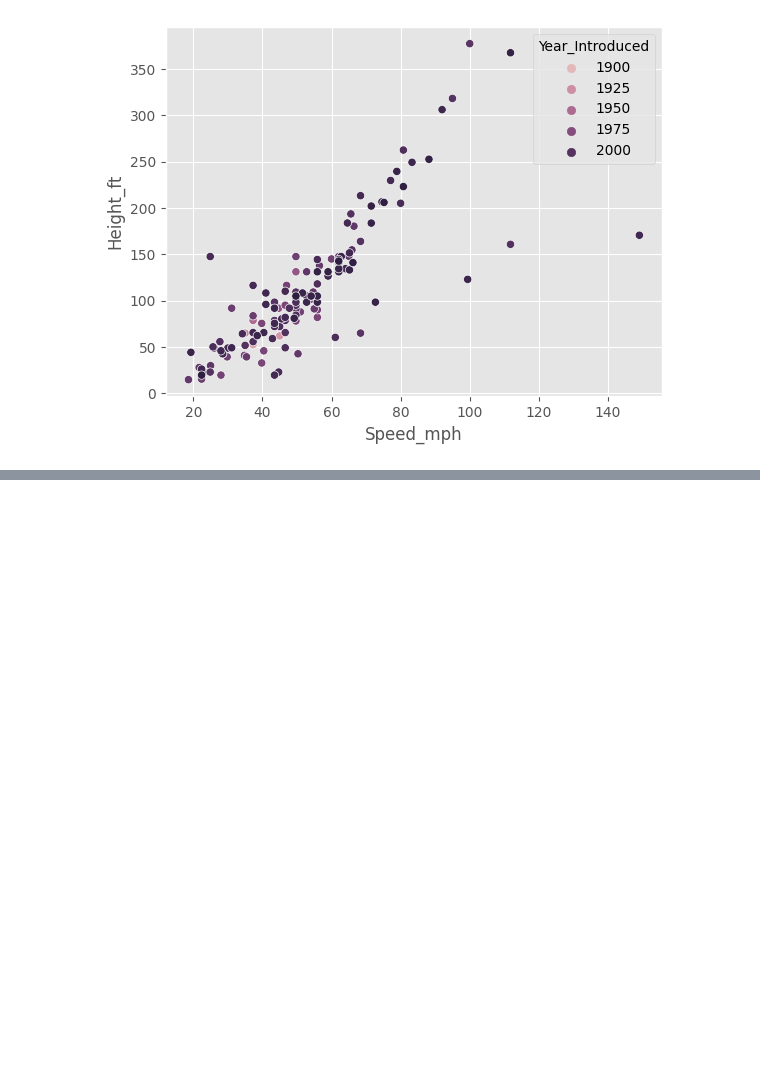
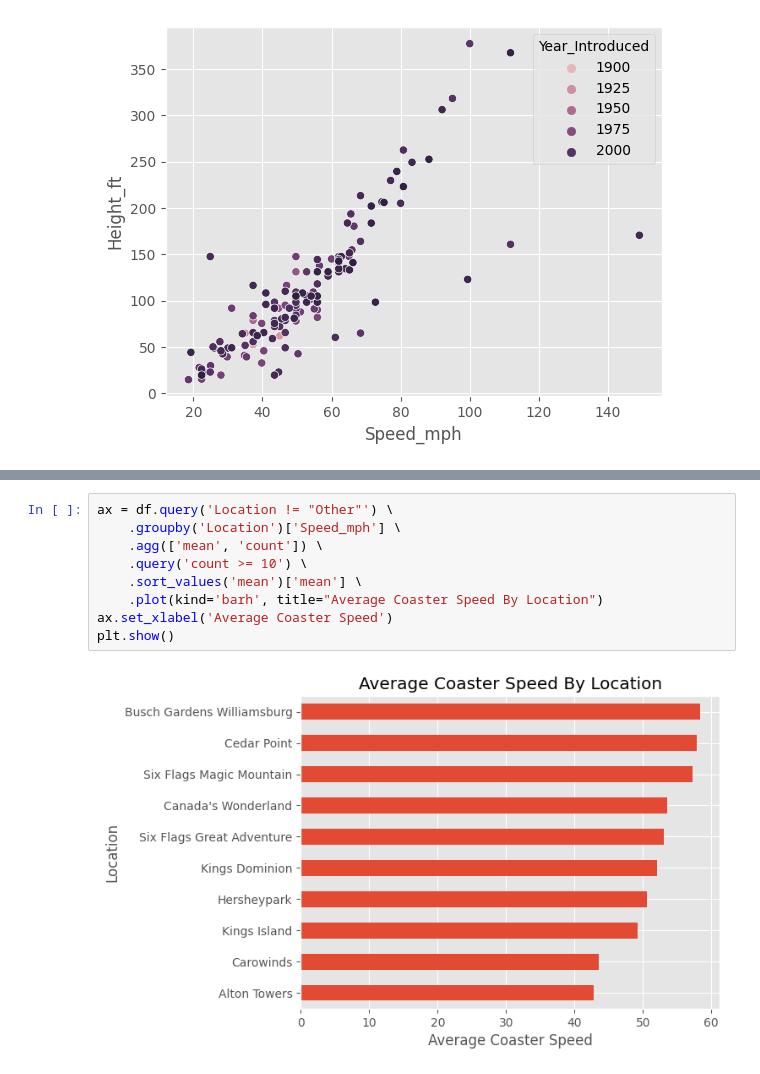
Before and after one commit to zach850/DataAnalystProjects, a Jupyter notebook: Python Projects/Rollercoaster_Data/ExploratoryDA.ipynb, the cells around one changed output, grey strips where cells are left out. Drawn from its saved outputs; the diff is of its cells as text; blank space fills up the shorter version.

```diff
--- a/Python Projects/Rollercoaster_Data/ExploratoryDA.ipynb
+++ b/Python Projects/Rollercoaster_Data/ExploratoryDA.ipynb
@@ -246,0 +305,11 @@ sns.scatterplot(x='Speed_mph',
+# %%
+ax = df.query('Location != "Other"') \
+    .groupby('Location')['Speed_mph'] \
+    .agg(['mean', 'count']) \
+    .query('count >= 10') \
+    .sort_values('mean')['mean'] \
+    .plot(kind='barh', title="Average Coaster Speed By Location")
+ax.set_xlabel('Average Coaster Speed')
+plt.show()
+# %% [output]
+[figure, added]
```
Also changed, not shown: parts of 6 cells of this notebook.
